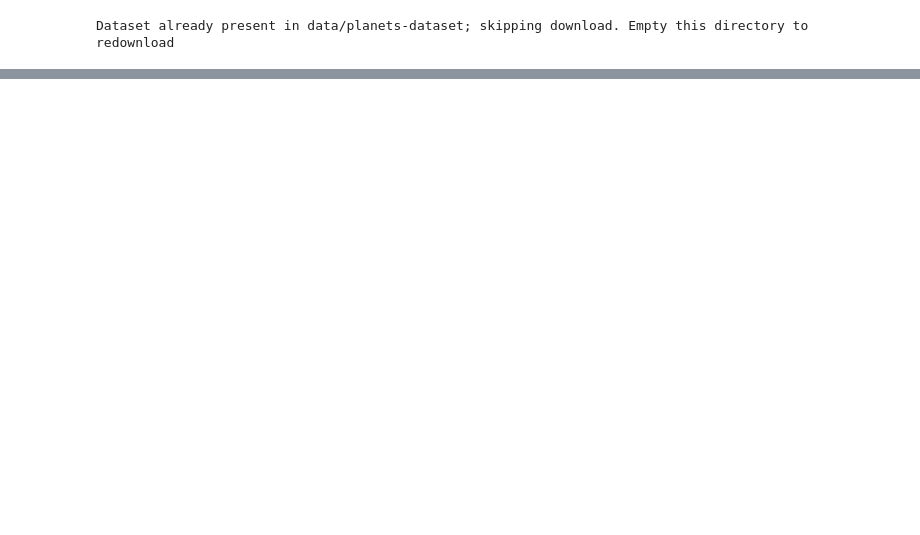
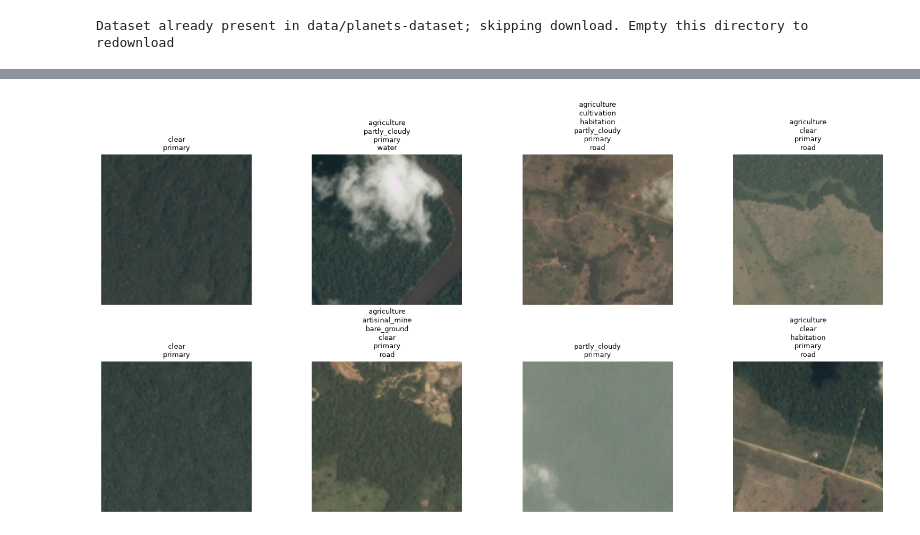
Before and after one commit to TacoJGriz/deforestation-classification, a Jupyter notebook: main_notebook.ipynb, the cells around one changed output, grey strips where cells are left out. Saved outputs shown, nothing was run; the diff lists cells and outputs as text; code cells hidden in the pictures; blank space fills up the shorter version.

Commit message:
Load and preprocess images

```diff
--- a/main_notebook.ipynb
+++ b/main_notebook.ipynb
@@ -70,6 +66,9 @@ def load_data():
         paths, y, test_size=0.2
     )
 
-    return train_p, val_p, train_y, val_y
+    class_names = mlb.classes_
 
-train_p, val_p, train_y, val_y = load_data()
+    return train_p, val_p, train_y, val_y, class_names
+
+train_p, val_p, train_y, val_y, class_names = load_data()
+print (train_p)
@@ -75,0 +88,50 @@ train_p, val_p, train_y, val_y = load_data()
+# %%
+IMG_SIZE = 224
+AUTOTUNE = tf.data.AUTOTUNE
+
+def _pil_load(path):
+    path = path.decode() if isinstance(path, bytes) else str(path)
+    img = Image.open(path).convert("RGB").resize((IMG_SIZE, IMG_SIZE), Image.BILINEAR)
+    return np.asarray(img, dtype=np.float32)
+
+def load(path, label):
+    img = tf.numpy_function(_pil_load, [path], tf.float32)
+    img.set_shape((IMG_SIZE, IMG_SIZE, 3))
+    return img, label
+
+def augment(img, label):
+    img = tf.image.random_flip_left_right(img)
+    img = tf.image.random_flip_up_down(img)
+    img = tf.image.rot90(img, k=tf.random.uniform([], 0, 4, tf.int32))
+    return img, label
+
+def prep(img, label):
+    return preprocess_input(img), label
+
+def show_preview(ds, class_names, n=8, cols=4):
+    rows = int(np.ceil(n / cols))
+    plt.figure(figsize=(4 * cols, 4 * rows))
+    for i, (img, label) in enumerate(ds.take(n)):
+        tags = [class_names[j] for j in np.where(label.numpy() == 1)[0]]
+        plt.subplot(rows, cols, i + 1)
+        plt.imshow(img.numpy().astype("uint8"))
+        plt.title("\n".join(tags), fontsize=9)
+        plt.axis("off")
+    plt.tight_layout()
+    plt.show()
+
+def make_ds(paths, labels, training, preview=False, batch=64):
+    ds = tf.data.Dataset.from_tensor_slices((paths, labels))
+    if training:
+        ds = ds.shuffle(len(paths))
+    ds = ds.map(load, num_parallel_calls=AUTOTUNE)
+    if preview:
+        show_preview(ds, class_names)
+    if training:
+        ds = ds.map(augment, num_parallel_calls=AUTOTUNE)
+    return ds.map(prep, num_parallel_calls=AUTOTUNE).batch(batch).prefetch(AUTOTUNE)
+
+train_ds = make_ds(train_p, train_y, training=True, preview=True)
+val_ds   = make_ds(val_p,   val_y,   training=False)
+# %% [output]
+[figure, added]
```
Also changed, not shown: parts of 2 cells of this notebook, 1 other file.
